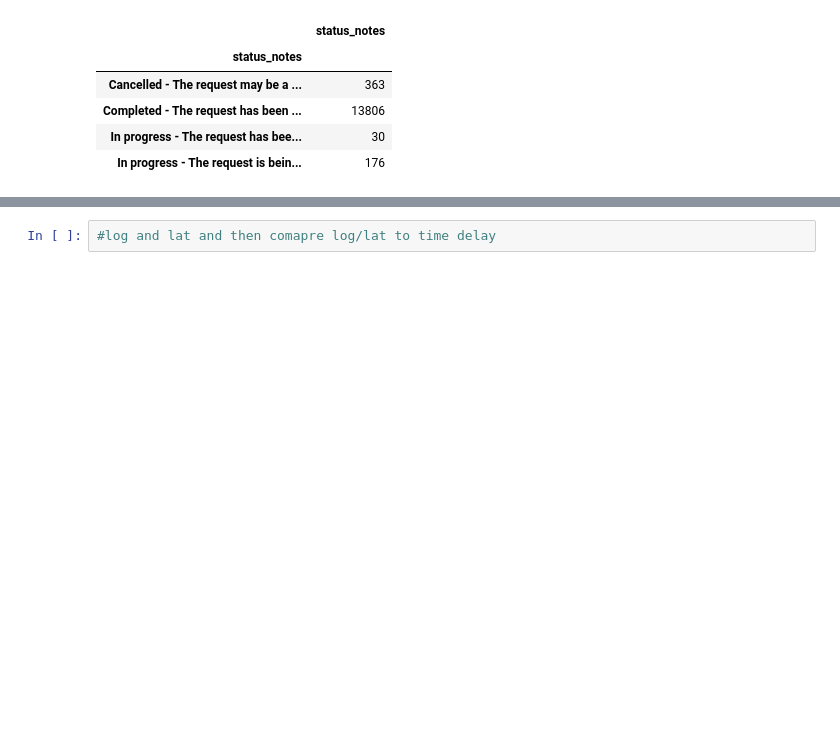
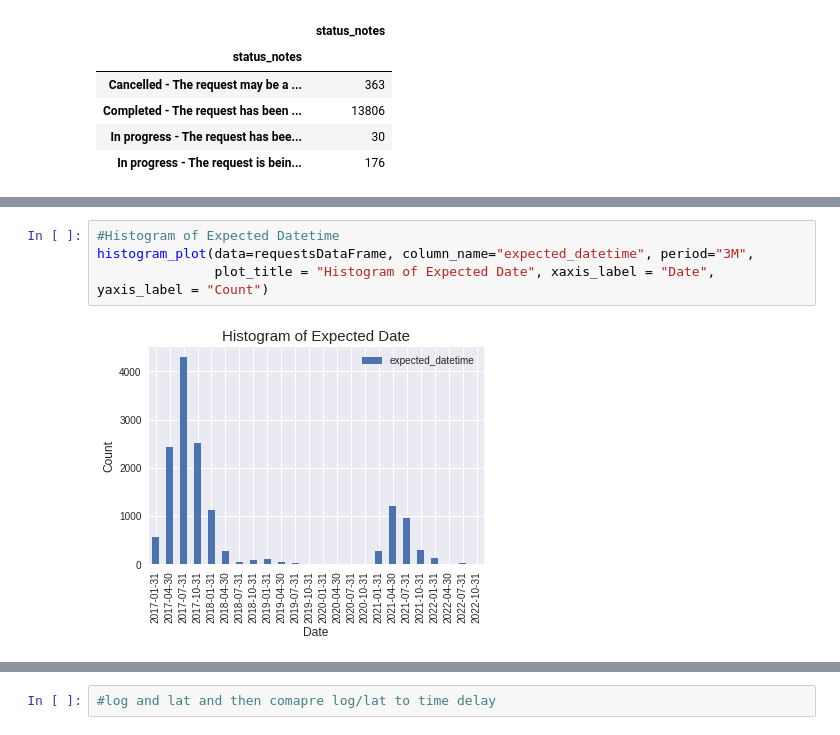
Before and after one commit to zoubinirani/311-service-request, a Jupyter notebook: draftNotebook.ipynb, the cells around one changed output, grey strips where cells are left out. Saved outputs shown, nothing was run; the diff lists cells and outputs as text; blank space fills up the shorter version.

```diff
--- a/draftNotebook.ipynb
+++ b/draftNotebook.ipynb
@@ -129,0 +109,6 @@ ax.set_title('Count of Updated Date')
+# %%
+#Histogram of Expected Datetime
+histogram_plot(data=requestsDataFrame, column_name="expected_datetime", period="3M",
+               plot_title = "Histogram of Expected Date", xaxis_label = "Date", yaxis_label = "Count")
+# %% [output]
+[figure, added]
```
Also changed, not shown: parts of 16 cells of this notebook.
